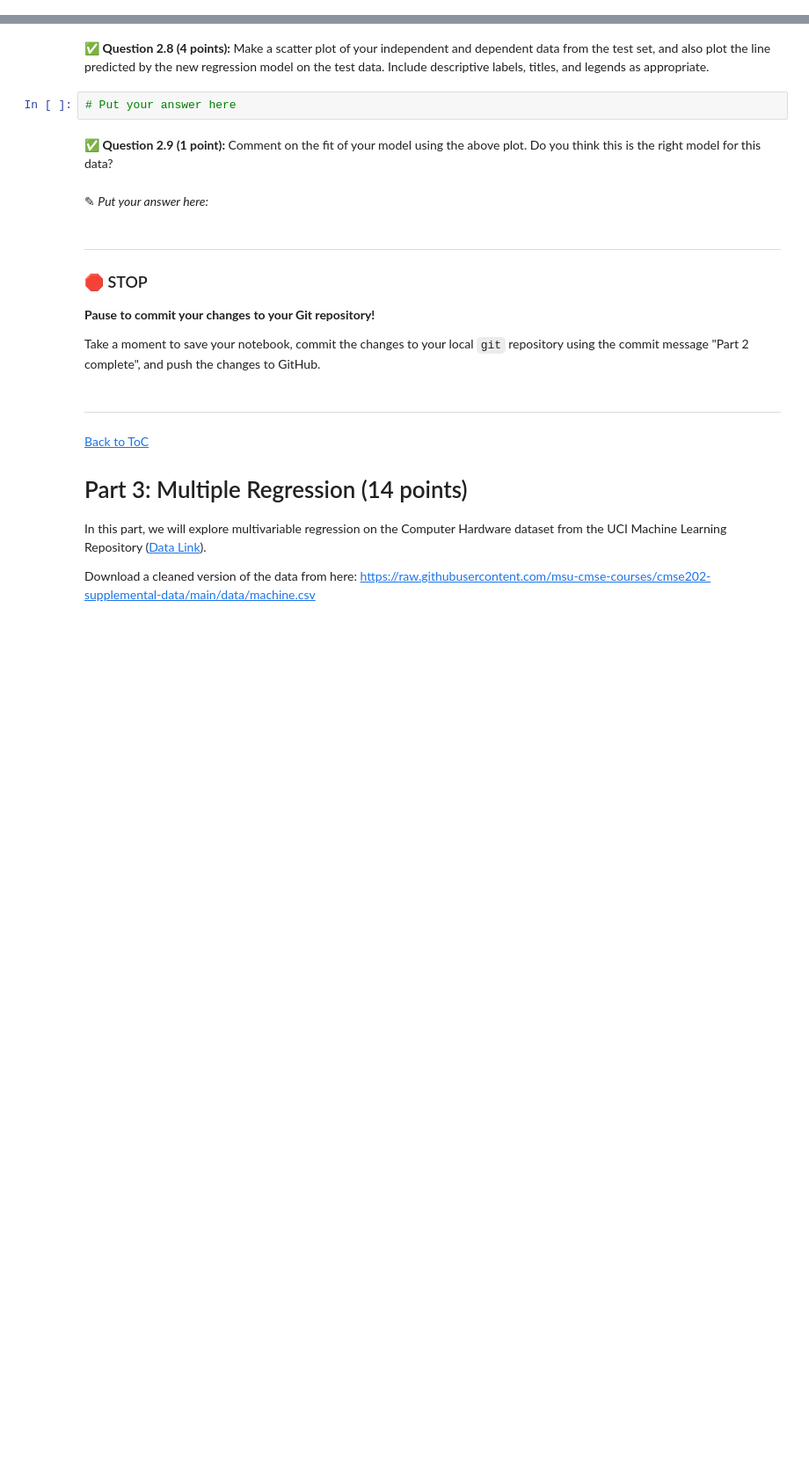
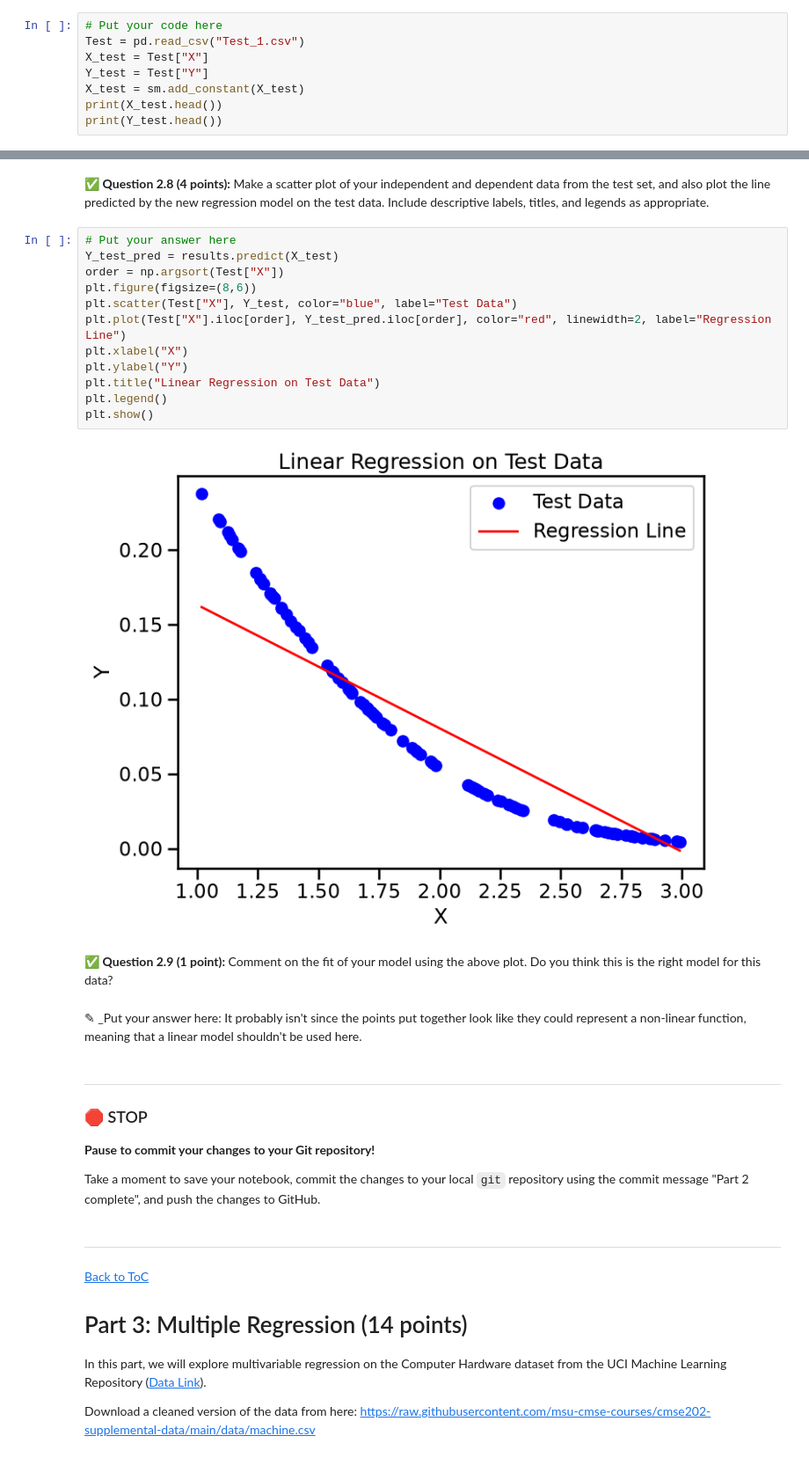
Before and after one commit to ethanb524/CMSE202-f25-turnin, a Jupyter notebook: hw-03/HW-03_Regression-U26-STUDENT.ipynb, the cells around one changed output, grey strips where cells are left out. Shown at 88% size. Saved outputs shown, nothing was run; the diff lists cells and outputs as text; blank space fills up the shorter version.

```diff
--- a/hw-03/HW-03_Regression-U26-STUDENT.ipynb
+++ b/hw-03/HW-03_Regression-U26-STUDENT.ipynb
@@ -133,0 +176,8 @@ In this part, we'll perform some one-variable linear regression analysis on the
+# %%
+# Put your code here
+Test = pd.read_csv("Test_1.csv")
+X_test = Test["X"]
+Y_test = Test["Y"]
+X_test = sm.add_constant(X_test)
+print(X_test.head())
+print(Y_test.head())
@@ -134,11 +197,23 @@ In this part, we'll perform some one-variable linear regression analysis on the
 # %% [markdown]
 &#9989; **Question 2.8 (4 points):** Make a scatter plot of your independent and dependent data from the test set, and also plot the line predicted by the new regression model on the test data. Include descriptive labels, titles, and legends as appropriate.
-# %%
-# Put your answer here
+# %%
+# Put your answer here
+Y_test_pred = results.predict(X_test)
+order = np.argsort(Test["X"])
+plt.figure(figsize=(8,6))
+plt.scatter(Test["X"], Y_test, color="blue", label="Test Data")
+plt.plot(Test["X"].iloc[order], Y_test_pred.iloc[order], color="red", linewidth=2, label="Regression Line")
+plt.xlabel("X")
+plt.ylabel("Y")
+plt.title("Linear Regression on Test Data")
+plt.legend()
+plt.show()
+# %% [output]
+[figure, added]
 # %% [markdown]
 &#9989; **Question 2.9 (1 point):** Comment on the fit of your model using the above plot. Do you think this is the right model for this data?
-# %% [markdown]
-<font size=+3>&#9998;</font> _Put your answer here:_
+# %% [markdown]
+<font size=+3>&#9998;</font> _Put your answer here: It probably isn't since the points put together look like they could represent a non-linear function, meaning that a linear model shouldn't be used here.
 # %% [markdown]
 ---
 ### &#128721; STOP
```
Also changed, not shown: parts of 15 cells of this notebook.
